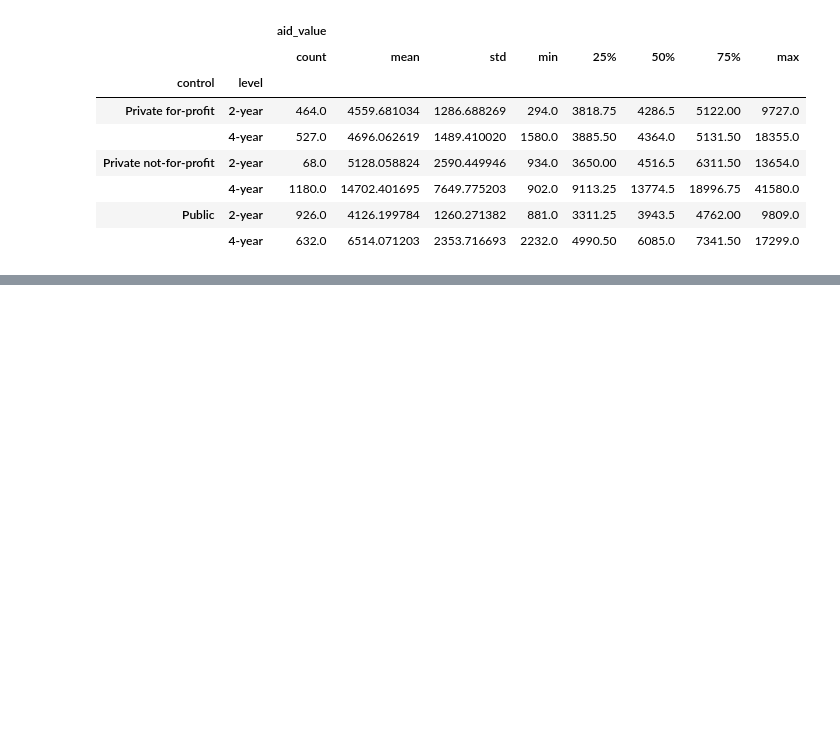
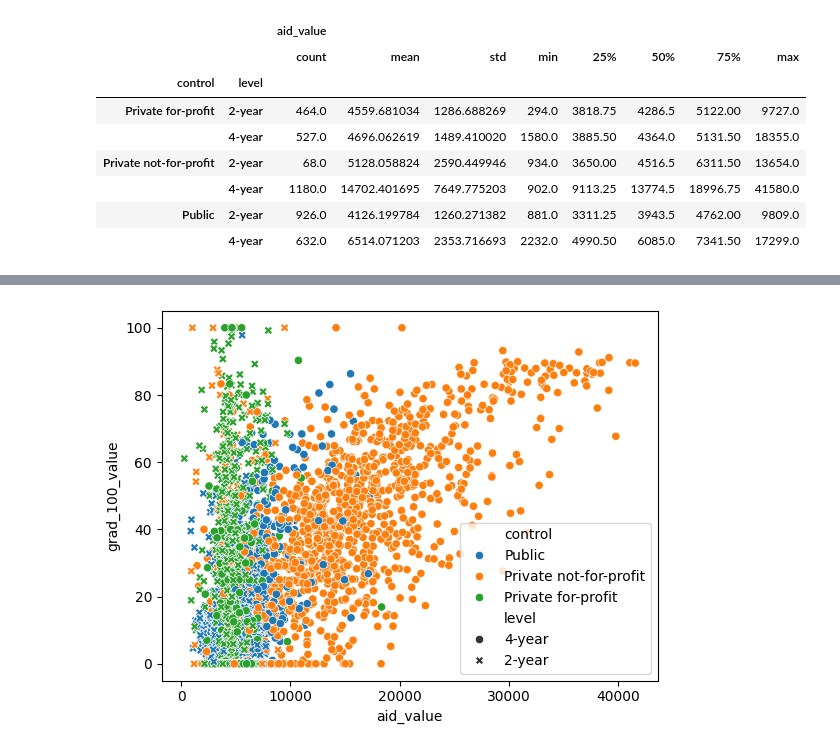
Before and after one commit to eaa3ug/visualization_assignment, a Jupyter notebook: assignment.ipynb, the cells around one changed output, grey strips where cells are left out. Cells and saved outputs as stored; diff of their text form; code cells hidden in the pictures; blank space fills up the shorter version.

```diff
--- a/assignment.ipynb
+++ b/assignment.ipynb
@@ -202,0 +211,4 @@ gdf_2.describe()
+# %%
+fig_3 = sns.scatterplot(data=df_narrow, x='aid_value', y='grad_100_value', hue='control', style='level')
+# %% [output]
+[figure, added]
```
Also changed, not shown: parts of 1 cell of this notebook.
